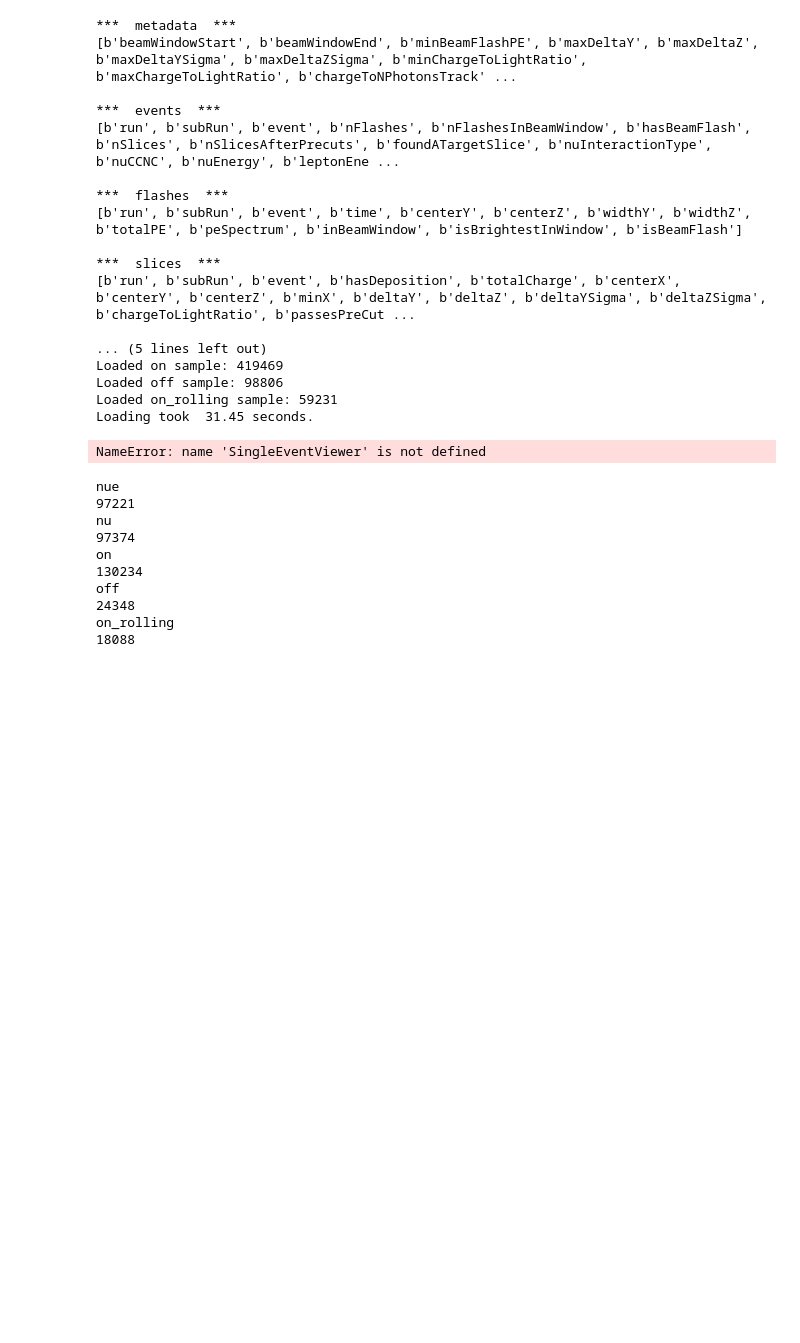
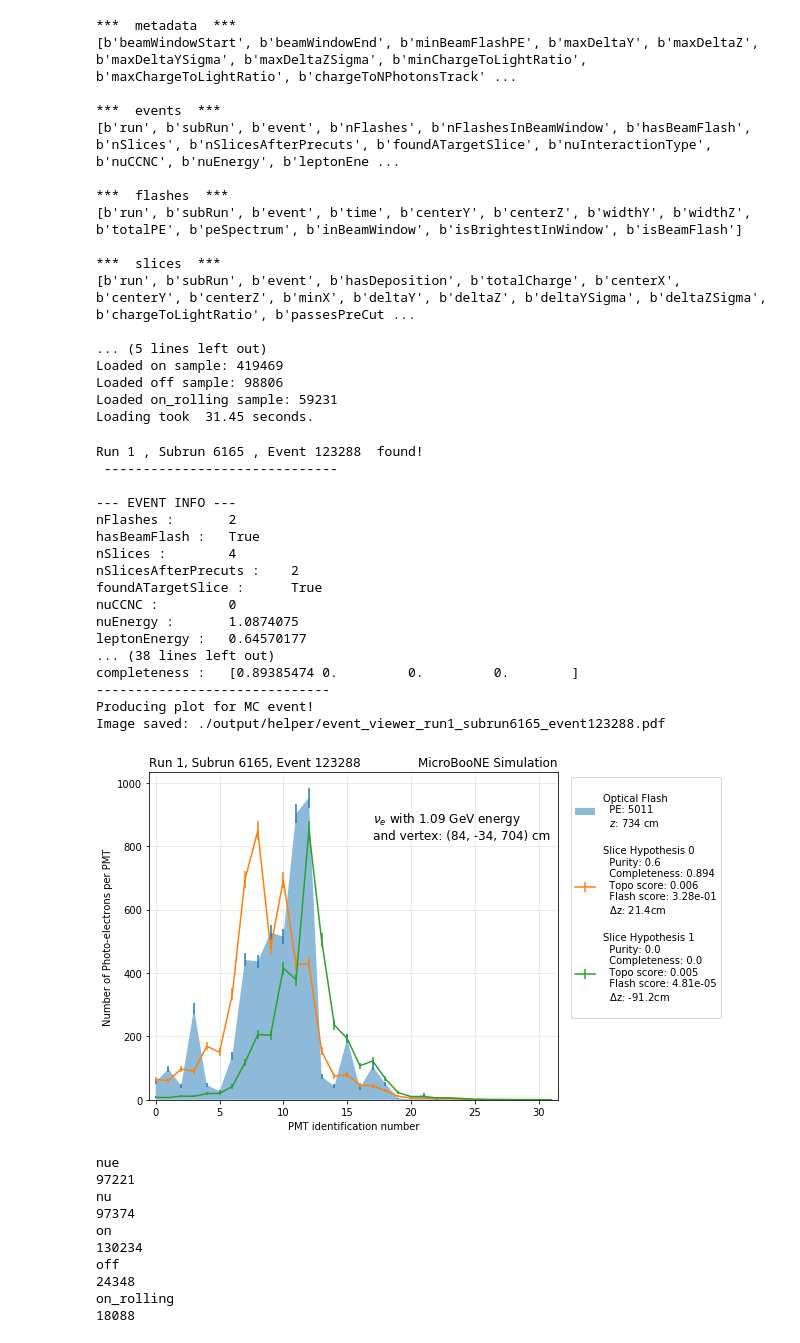
Before and after one commit to Wouter-VDP/MCC9_FlashID, a Jupyter notebook: Flash_ID_all.ipynb, the cells around one changed output. Cells and saved outputs as stored; diff of their text form; code cells hidden in the pictures; blank space fills up the shorter version.

Commit message:
Added single event viewer

```diff
--- a/Flash_ID_all.ipynb
+++ b/Flash_ID_all.ipynb
@@ -109,11 +112,29 @@ Loading took  31.45 seconds.
 # %%
 sample = "nue"
 run = 1
 subrun = 6165
 event = 123288
-SingleEventViewer(sample,run,subrun,event)
+sample_dict = file_dict[sample]
+helper.SingleEventViewer(sample,run,subrun,event, sample_dict, save_plot=True)
 # %% [output]
-NameError: name 'SingleEventViewer' is not defined
+Run 1 , Subrun 6165 , Event 123288  found!
+ ------------------------------
+
+--- EVENT INFO ---
+nFlashes :       2
+hasBeamFlash :   True
+nSlices :        4
+nSlicesAfterPrecuts :    2
+foundATargetSlice :      True
+nuCCNC :         0
+nuEnergy :       1.0874075
+leptonEnergy :   0.64570177
+... (38 lines left out)
+completeness :   [0.89385474 0.         0.         0.        ]
+------------------------------
+Producing plot for MC event!
+Image saved: ./output/helper/event_viewer_run1_subrun6165_event123288.pdf
+[figure, added]
 # %%
 # Save the PE values of beam flashes in a seperate numpy array:
 # For the rolling sample, We only want to compare the PE rates with the run3/4 part
```
Also changed, not shown: parts of 1 cell of this notebook, 9 other files.
